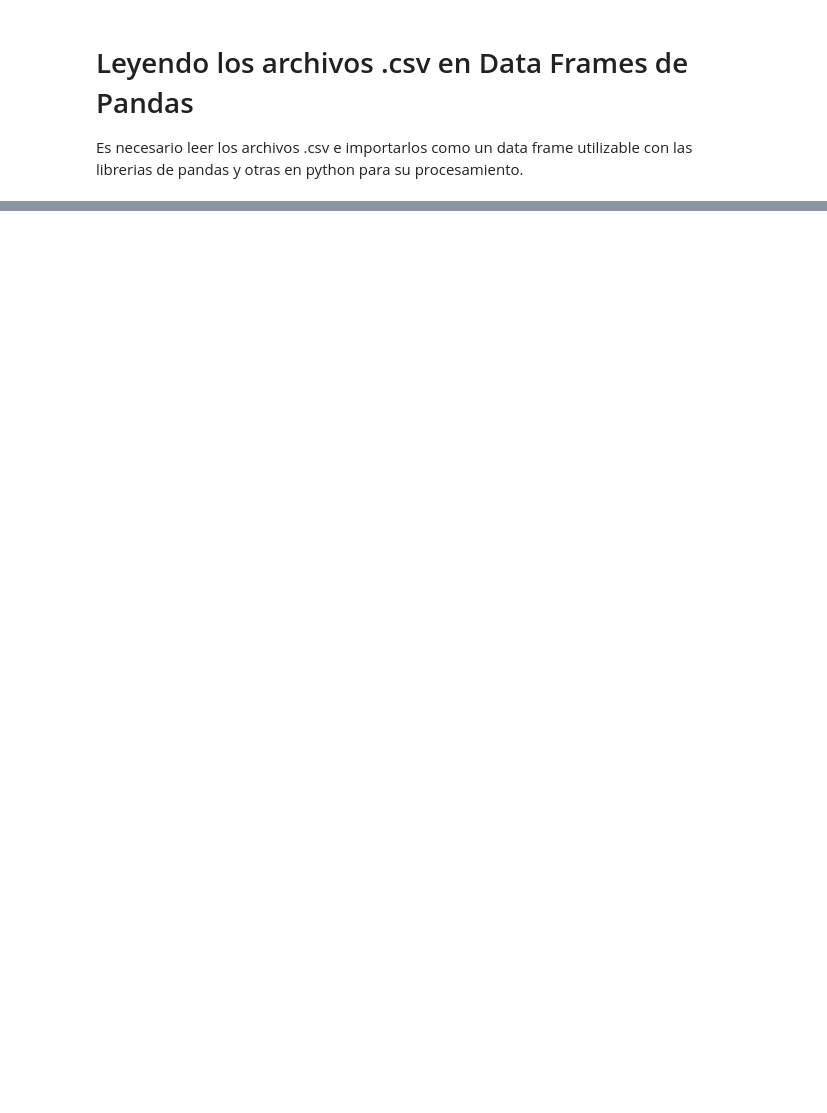
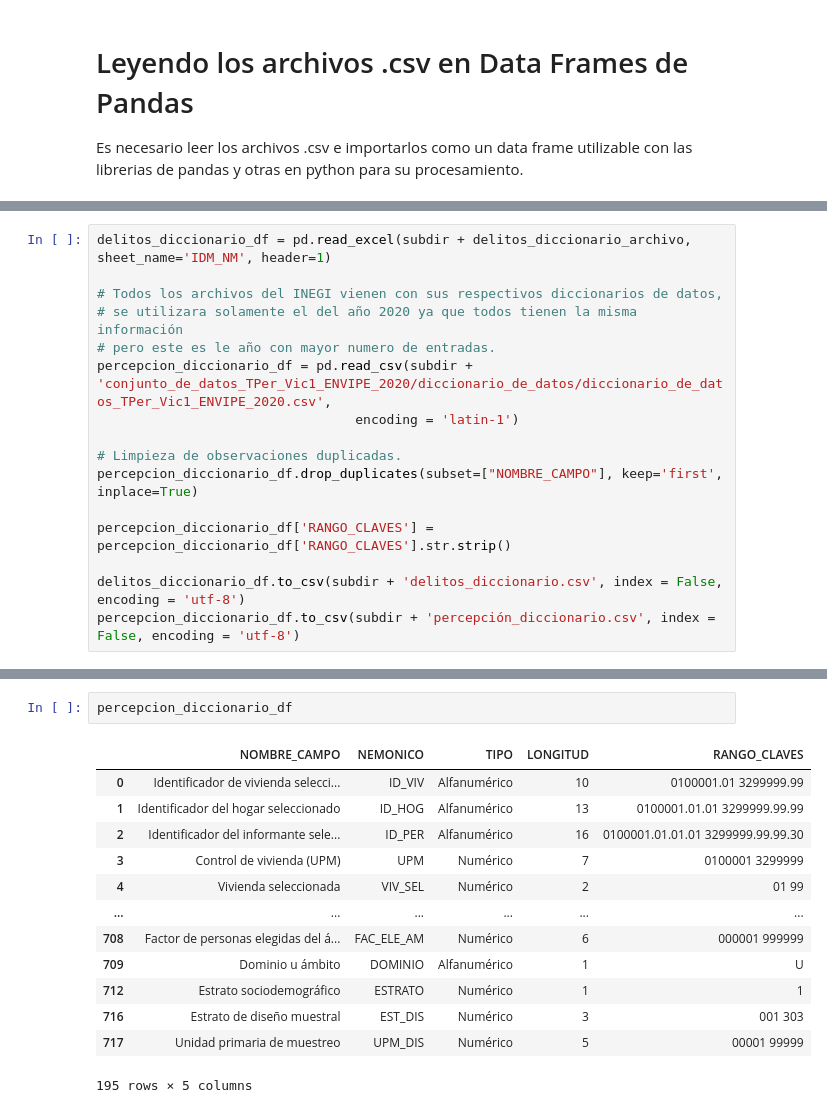
Before and after one commit to osirisizs/Proyecto-Ingenieria-de-Caracteristicas, a Jupyter notebook: Proyecto1_Descargando_Datos.ipynb, the cells around one changed output, grey strips where cells are left out. Saved outputs shown, nothing was run; the diff lists cells and outputs as text; blank space fills up the shorter version.

```diff
--- a/Proyecto1_Descargando_Datos.ipynb
+++ b/Proyecto1_Descargando_Datos.ipynb
@@ -208,0 +187,16 @@ diccionario2022_df = pd.read_csv(subdir + 'conjunto_de_datos_TPer_Vic1_ENVIPE_20
+# %%
+delitos_diccionario_df = pd.read_excel(subdir + delitos_diccionario_archivo, sheet_name='IDM_NM', header=1)
+
+# Todos los archivos del INEGI vienen con sus respectivos diccionarios de datos,
+# se utilizara solamente el del año 2020 ya que todos tienen la misma información
+# pero este es le año con mayor numero de entradas.
+percepcion_diccionario_df = pd.read_csv(subdir + 'conjunto_de_datos_TPer_Vic1_ENVIPE_2020/diccionario_de_datos/diccionario_de_datos_TPer_Vic1_ENVIPE_2020.csv',
+                                 encoding = 'latin-1')
+
+# Limpieza de observaciones duplicadas.
+percepcion_diccionario_df.drop_duplicates(subset=["NOMBRE_CAMPO"], keep='first', inplace=True)
+
+percepcion_diccionario_df['RANGO_CLAVES'] = percepcion_diccionario_df['RANGO_CLAVES'].str.strip()
+
+delitos_diccionario_df.to_csv(subdir + 'delitos_diccionario.csv', index = False, encoding = 'utf-8')
+percepcion_diccionario_df.to_csv(subdir + 'percepción_diccionario.csv', index = False, encoding = 'utf-8')
@@ -208,0 +218,16 @@ diccionario2022_df = pd.read_csv(subdir + 'conjunto_de_datos_TPer_Vic1_ENVIPE_20
+# %%
+percepcion_diccionario_df
+# %% [output]
+|  | NOMBRE_CAMPO | NEMONICO | TIPO | LONGITUD | RANGO_CLAVES |
+| 0 | Identificador de vivienda selecci... | ID_VIV | Alfanumérico | 10 | 0100001.01 3299999.99 |
+| 1 | Identificador del hogar seleccionado | ID_HOG | Alfanumérico | 13 | 0100001.01.01 3299999.99.99 |
+| 2 | Identificador del informante sele... | ID_PER | Alfanumérico | 16 | 0100001.01.01.01 3299999.99.99.30 |
+| 3 | Control de vivienda (UPM) | UPM | Numérico | 7 | 0100001 3299999 |
+| 4 | Vivienda seleccionada | VIV_SEL | Numérico | 2 | 01 99 |
+| ... | ... | ... | ... | ... | ... |
+| 708 | Factor de personas elegidas del á... | FAC_ELE_AM | Numérico | 6 | 000001 999999 |
+| 709 | Dominio u ámbito | DOMINIO | Alfanumérico | 1 | U |
+| 712 | Estrato sociodemográfico | ESTRATO | Numérico | 1 | 1 |
+| 716 | Estrato de diseño muestral | EST_DIS | Numérico | 3 | 001 303 |
+| 717 | Unidad primaria de muestreo | UPM_DIS | Numérico | 5 | 00001 99999 |
+195 rows × 5 columns
```
Also changed, not shown: parts of 17 cells of this notebook.
